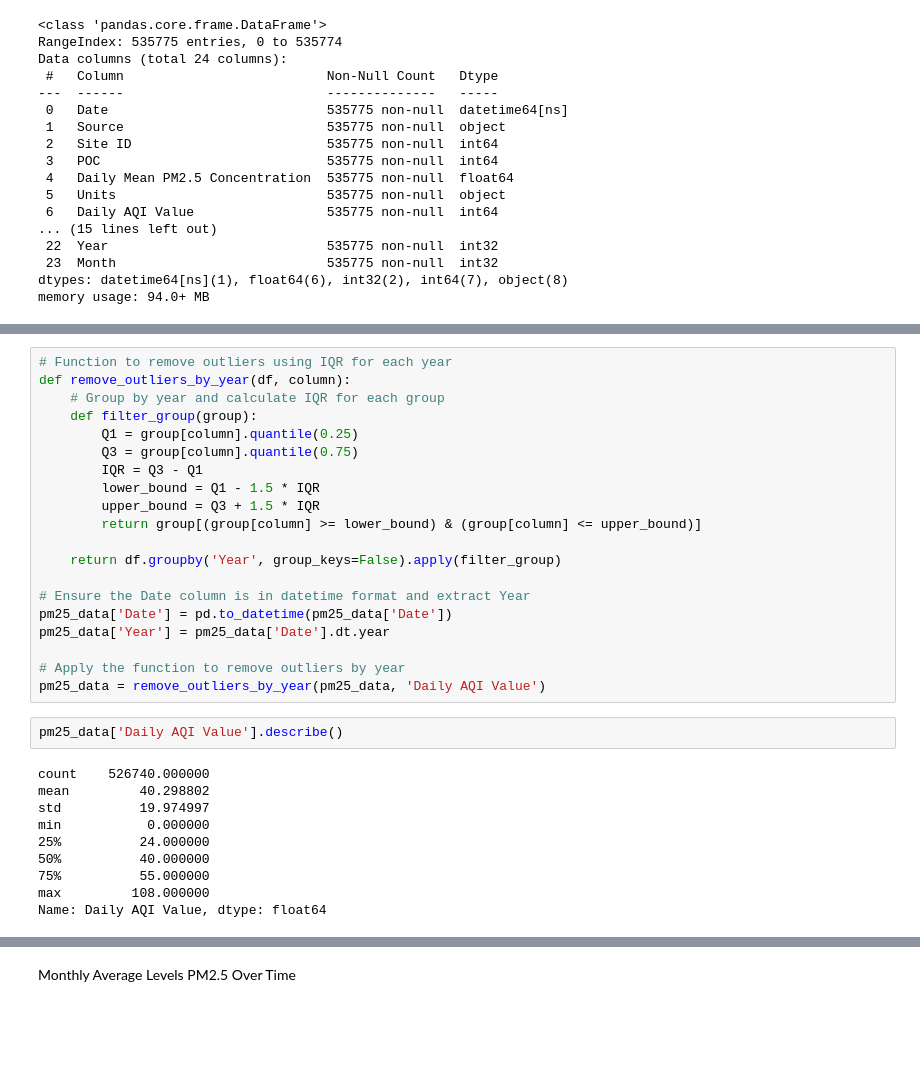
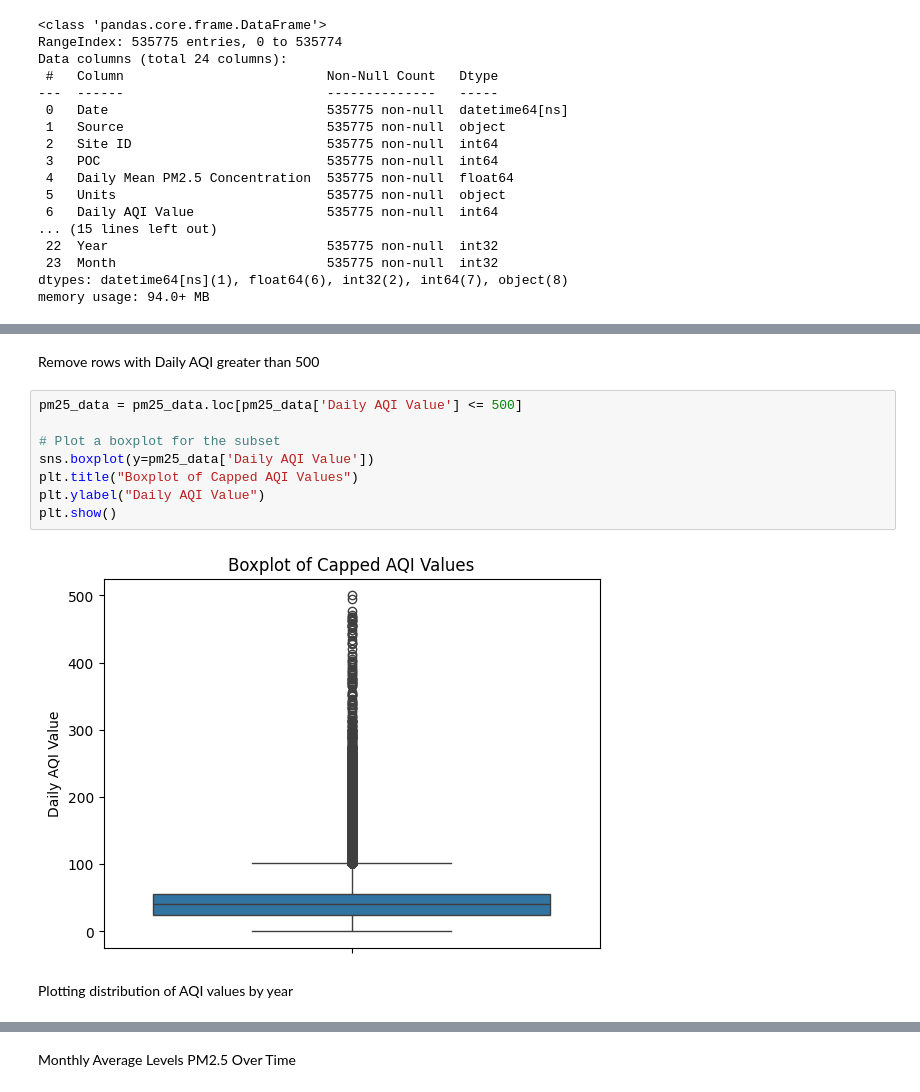
Before and after one commit to ashkren/eda_final_project, a Jupyter notebook: eda_final_project.ipynb, the cells around one changed output, grey strips where cells are left out. Drawn from its saved outputs; the diff is of its cells as text; blank space fills up the shorter version.

```diff
--- a/eda_final_project.ipynb
+++ b/eda_final_project.ipynb
@@ -89,36 +102,18 @@ plt.tight_layout()
 plt.show()
 # %% [output]
 [figure]
-# %%
-# Function to remove outliers using IQR for each year
-def remove_outliers_by_year(df, column):
-    # Group by year and calculate IQR for each group
-    def filter_group(group):
-        Q1 = group[column].quantile(0.25)
-        Q3 = group[column].quantile(0.75)
-        IQR = Q3 - Q1
-        lower_bound = Q1 - 1.5 * IQR
-        upper_bound = Q3 + 1.5 * IQR
-        return group[(group[column] >= lower_bound) & (group[column] <= upper_bound)]
-
-    return df.groupby('Year', group_keys=False).apply(filter_group)
-
-# Ensure the Date column is in datetime format and extract Year
-pm25_data['Date'] = pd.to_datetime(pm25_data['Date'])
-pm25_data['Year'] = pm25_data['Date'].dt.year
-
-# Apply the function to remove outliers by year
-pm25_data = remove_outliers_by_year(pm25_data, 'Daily AQI Value')
-# %%
-pm25_data['Daily AQI Value'].describe()
-# %% [output]
-count    526740.000000
-mean         40.298802
-std          19.974997
-min           0.000000
-25%          24.000000
-50%          40.000000
-75%          55.000000
-max         108.000000
-Name: Daily AQI Value, dtype: float64
+# %% [markdown]
+Remove rows with Daily AQI greater than 500
+# %%
+pm25_data = pm25_data.loc[pm25_data['Daily AQI Value'] <= 500]
+
+# Plot a boxplot for the subset
+sns.boxplot(y=pm25_data['Daily AQI Value'])
+plt.title("Boxplot of Capped AQI Values")
+plt.ylabel("Daily AQI Value")
+plt.show()
+# %% [output]
+[figure, added]
+# %% [markdown]
+Plotting distribution of AQI values by year
 # %%
```
Also changed, not shown: parts of 21 cells of this notebook.
